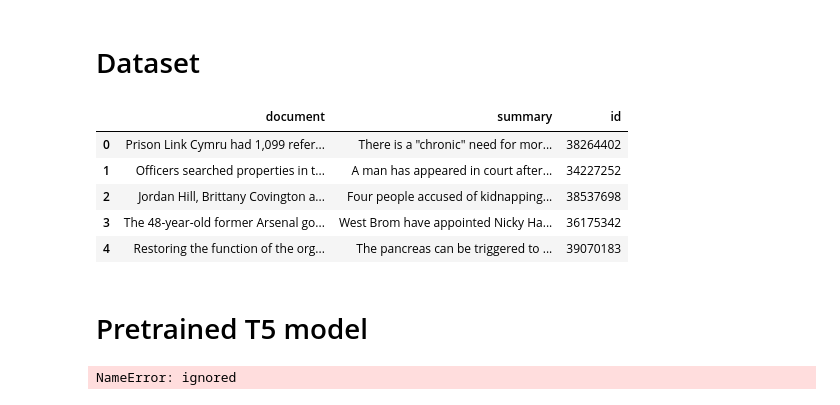
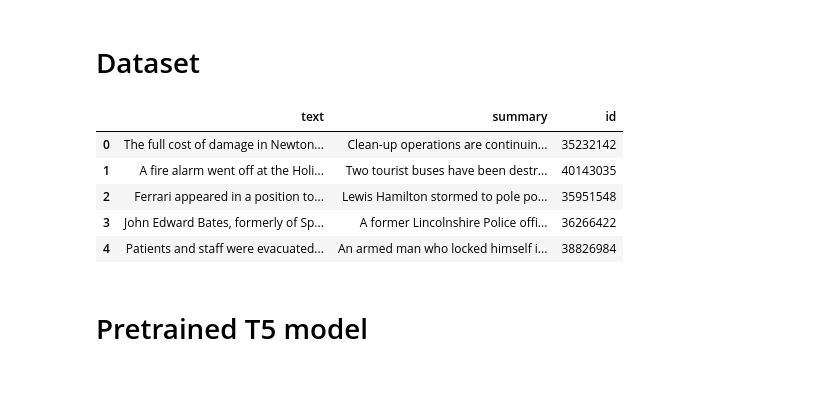
Before and after one commit to kevin-rn/Efficient-Fact-checking, a Jupyter notebook: abstractive_summary.ipynb, the cells around one changed output. Cells and saved outputs as stored; diff of their text form; code cells hidden in the pictures.

Commit message:
change summary generation

```diff
--- a/abstractive_summary.ipynb
+++ b/abstractive_summary.ipynb
@@ -32,14 +40,20 @@ from pytorch_lightning.loggers import TensorBoardLogger
 # %%
 data = load_from_disk('data/xsum')
 # data = load_from_disk('data/cnn_dailymail')
 
+df_train = pd.DataFrame(data=data['train'])
+df_val = pd.DataFrame(data=data['validation'])
 df_test = pd.DataFrame(data=data['test'])
+
+df_train.columns = ['text', 'summary', 'id']
+df_val.columns = ['text', 'summary', 'id']
 df_test.columns = ['text', 'summary', 'id']
-df_test.head()
+
+df_train.head()
 # %% [output]
-|  | document | summary | id |
-| 0 | Prison Link Cymru had 1,099 refer... | There is a "chronic" need for mor... | 38264402 |
-| 1 | Officers searched properties in t... | A man has appeared in court after... | 34227252 |
-| 2 | Jordan Hill, Brittany Covington a... | Four people accused of kidnapping... | 38537698 |
-| 3 | The 48-year-old former Arsenal go... | West Brom have appointed Nicky Ha... | 36175342 |
-| 4 | Restoring the function of the org... | The pancreas can be triggered to ... | 39070183 |
+|  | text | summary | id |
+| 0 | The full cost of damage in Newton... | Clean-up operations are continuin... | 35232142 |
+| 1 | A fire alarm went off at the Holi... | Two tourist buses have been destr... | 40143035 |
+| 2 | Ferrari appeared in a position to... | Lewis Hamilton stormed to pole po... | 35951548 |
+| 3 | John Edward Bates, formerly of Sp... | A former Lincolnshire Police offi... | 36266422 |
+| 4 | Patients and staff were evacuated... | An armed man who locked himself i... | 38826984 |
@@ -51,34 +152,0 @@ model = model = AutoModelForSeq2SeqLM.from_pretrained("sysresearch101/t5-large-f
-# %%
-device = torch.device('cuda' if torch.cuda.is_available() else 'cpu')
-model.to(device)
-
-summaries = []
-
-batch_size = 8
-input_batch = []
-
-
-with torch.no_grad():
-    for _, row in tqdm(df_test.iterrows(), total=df_test.shape[0]):
-        text_input = row['text']
-        input_ids = tokenizer.encode(text_input, return_tensors='pt')
-        input_ids = input_ids.to(device)
-        input_batch.append(input_ids)
-
-        if len(input_batch) == batch_size:
-            input_batch = torch.cat(input_batch, dim=0).to(device)
-            summary_ids = model.generate(input_batch, ...)
-            for summary in summary_ids:
-                summary_text = tokenizer.decode(summary, skip_special_tokens=True)
-                summaries.append(summary_text)
-            input_batch = []
-
-    # Process the remaining inputs in the last batch
-    if len(input_batch) > 0:
-        input_batch = torch.cat(input_batch, dim=0).to(device)
-        summary_ids = model.generate(input_batch, ...)
-        for summary in summary_ids:
-            summary_text = tokenizer.decode(summary, skip_special_tokens=True)
-            summaries.append(summary_text)
-# %% [output]
-NameError: ignored
```
Also changed, not shown: parts of 11 cells of this notebook.
